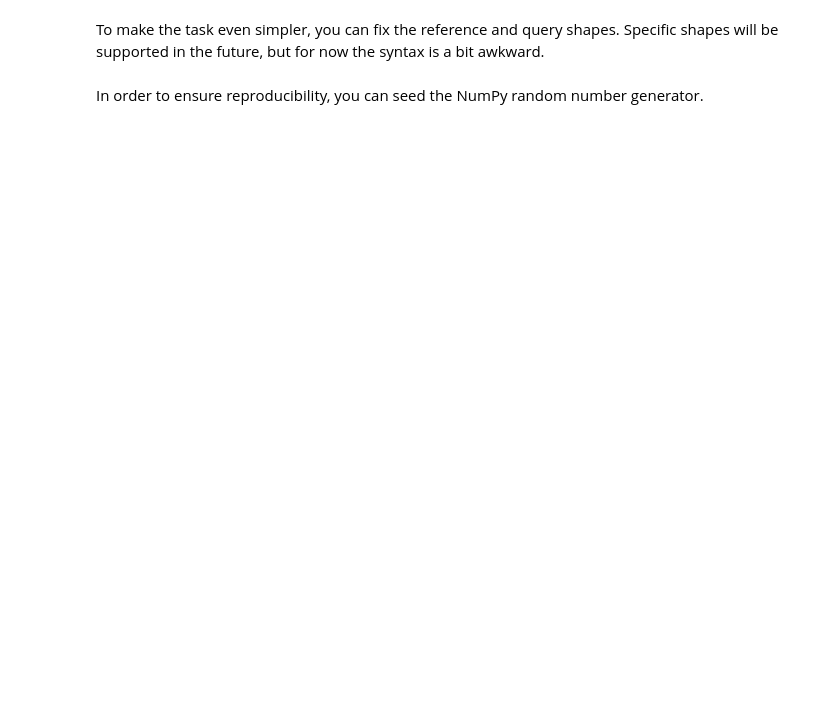
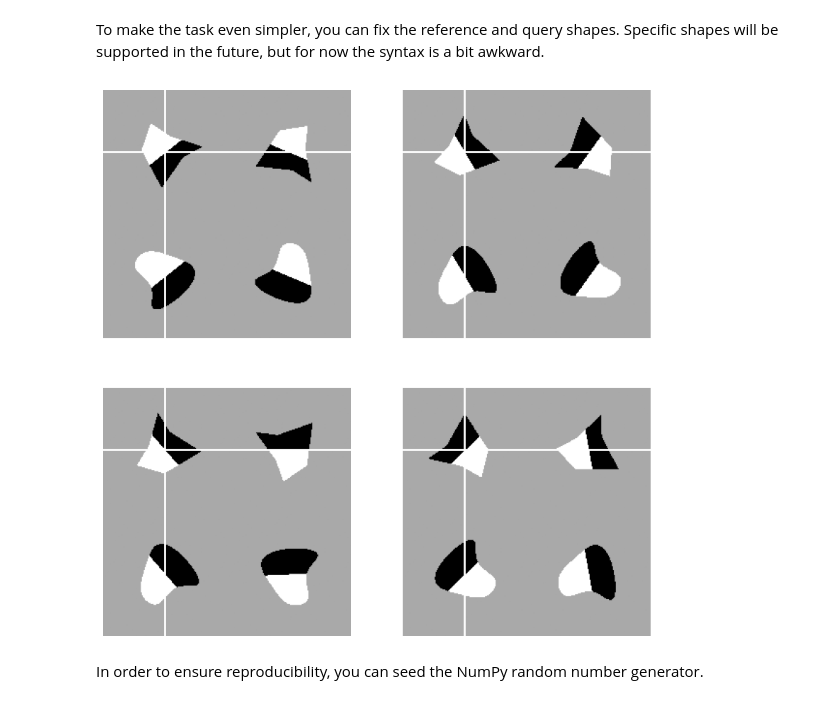
Before and after one commit to sbdzdz/idsprites, a Jupyter notebook: examples/infinite_analogies.ipynb, the cells around one changed output. Drawn from its saved outputs; the diff is of its cells as text; code cells hidden in the pictures; blank space fills up the shorter version.

```diff
--- a/examples/infinite_analogies.ipynb
+++ b/examples/infinite_analogies.ipynb
@@ -44,10 +46,12 @@ To make the task even simpler, you can fix the reference and query shapes. Speci
 # %%
 dataset.reference_shape = dataset.generate_shape()
 dataset.query_shape = dataset.generate_shape()
 
 dataloader = DataLoader(dataset, batch_size=4)
 batch = next(iter(dataloader))
-draw_batch(batch, show=True)
+img = draw_batch(batch, show=True)
+# %% [output]
+[figure, added]
 # %% [markdown]
 In order to ensure reproducibility, you can seed the NumPy random number generator.
 # %%
```
Also changed, not shown: parts of 3 cells of this notebook.
